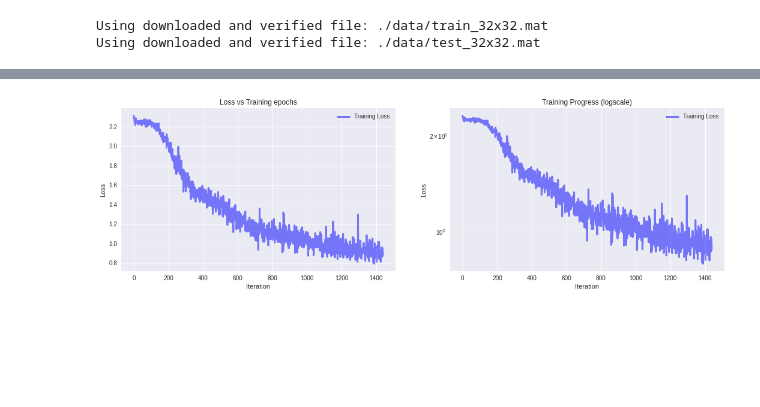
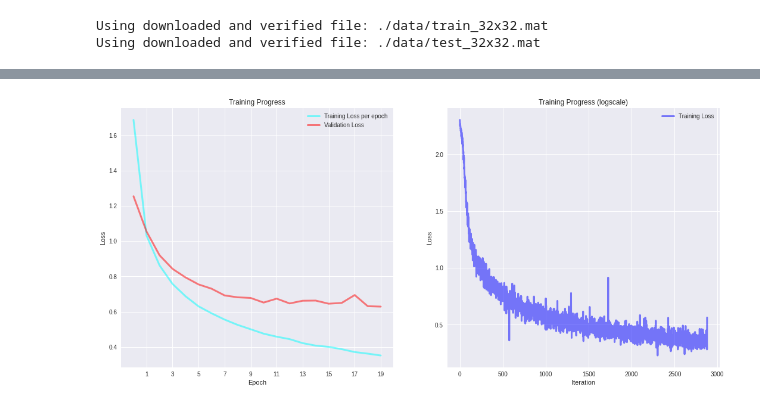
Before and after one commit to vardeep-sandhu/CudaLab, a Jupyter notebook: Sheet02/Sheet02.ipynb, the cells around one changed output, grey strips where cells are left out. Cells and saved outputs as stored; diff of their text form; code cells hidden in the pictures; blank space fills up the shorter version.

```diff
--- a/Sheet02/Sheet02.ipynb
+++ b/Sheet02/Sheet02.ipynb
@@ -16,6 +17,6 @@ from optuna.trial import TrialState
 # %%
 device = "cuda"
-Epochs = 10
+Epochs = 20
 classes = 10
 # %%
 t = transforms.Compose([transforms.ToTensor(),
@@ -172,0 +156,9 @@ Study statistics:
+# %%
+# joblib.dump(study, "study_1.pkl")
+
+study = joblib.load("study_1.pkl")
+
+best_trial = study.best_trial
+
+best_params = best_trial.params
+print(best_params)
@@ -173 +167,22 @@ Study statistics:
+# %%
+# defining a new model with the same params as optuna optimized for us
+
+class Network(nn.Module):
+    def __init__(self):
+        super().__init__()
+        self.input_dims = 3072
+        self.layer1 = nn.Linear(in_features=3072, out_features=732)
+        self.layer2 = nn.Linear(in_features=732, out_features=824)
+        self.layer3 = nn.Linear(in_features=824, out_features=10)
+
+        self.relu1 = nn.ReLU(inplace=True)
+        self.relu2 = nn.ReLU(inplace=True)
+
+    def forward(self, x):
+        x = self.relu1(self.layer1(x))
+        x = self.relu2(self.layer2(x))
+
+        x = self.layer3(x)
+        pred = F.log_softmax(x, dim=1)
+        return x
 # %%
@@ -228,20 +276,22 @@ loss_list, loss_hist, norm_list = training(Epochs)
 # %%
 plt.style.use('seaborn')
 fig, ax = plt.subplots(1, 2)
-fig.set_size_inches(18, 5)
+fig.set_size_inches(18, 8)
 
-ax[0].plot(loss_list, c="blue", label="Training Loss", linewidth=3, alpha=0.5)
+ax[0].plot(loss_hist, c="cyan", label="Training Loss per epoch", linewidth=3, alpha=0.5)
+ax[0].plot(val_loss_list, label="Validation Loss", c='red', linewidth=3, alpha=0.5)
 ax[0].legend(loc="best")
-ax[0].set_xlabel("Iteration")
+ax[0].set_xlabel("Epoch")
 ax[0].set_ylabel("Loss")
-ax[0].set_title("Loss vs Training epochs")
+ax[0].set_title("Training Progress")
+ax[0].set_xticks(np.arange(1, 21, step=2))
 
 ax[1].plot(loss_list, c="blue", label="Training Loss", linewidth=3, alpha=0.5)
 ax[1].legend(loc="best")
 ax[1].set_xlabel("Iteration")
 ax[1].set_ylabel("Loss")
-ax[1].set_yscale("log")
 ax[1].set_title("Training Progress (logscale)")
+
 plt.show()
 # %% [output]
-[figure, old version]
+[figure, new version]
```
Also changed, not shown: parts of 17 cells of this notebook, 1 other file.
